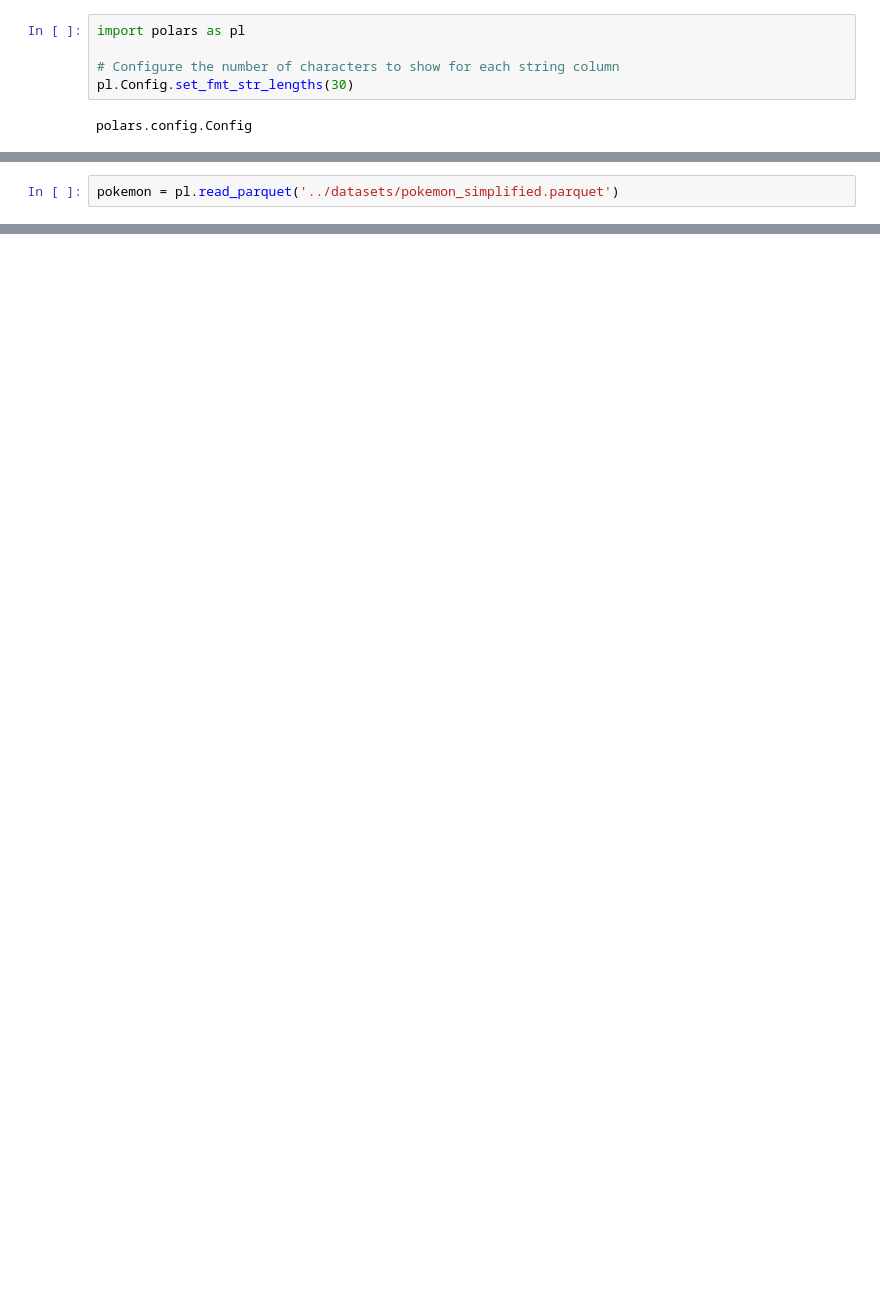
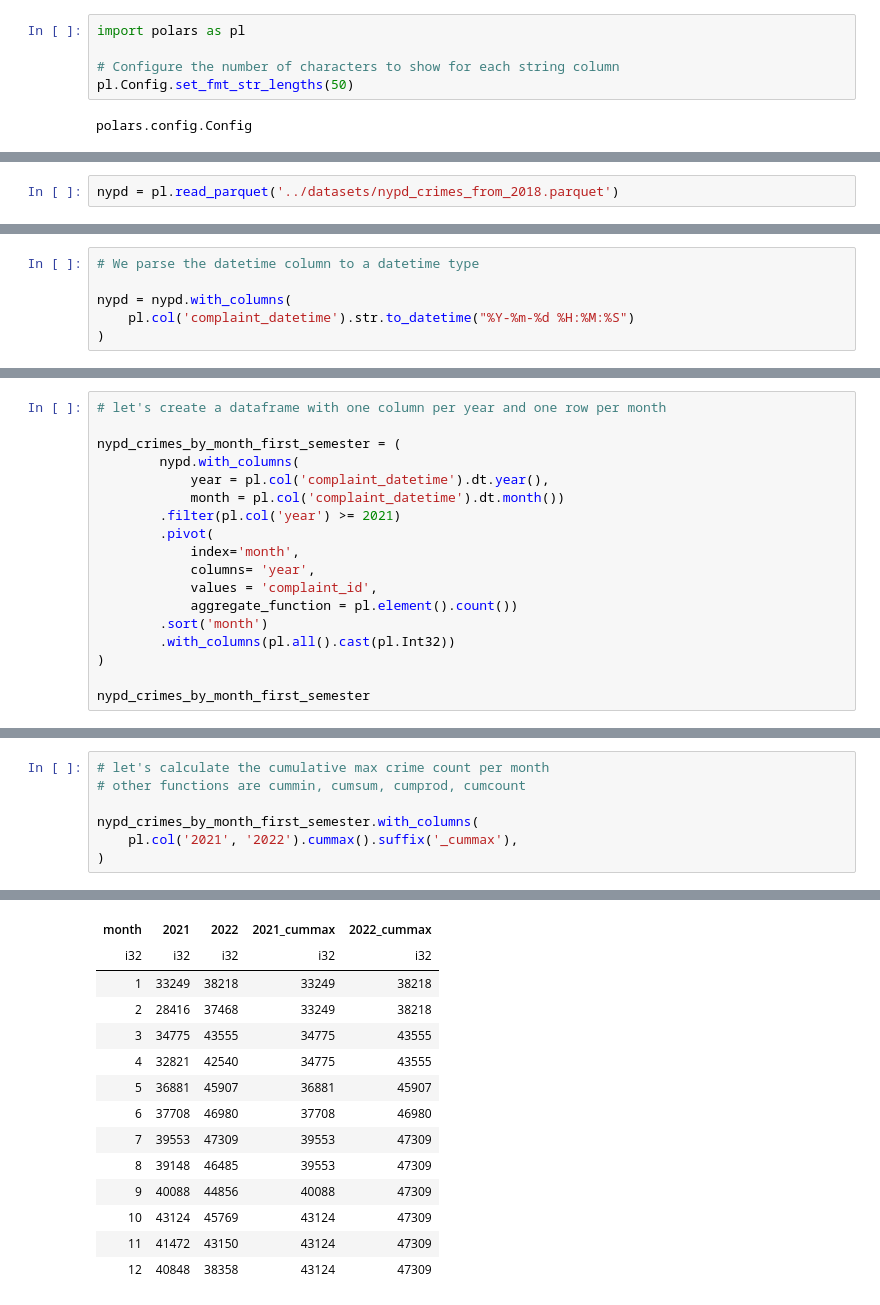
Before and after one commit to PacktPublishing/Data-Analysis-with-Polars, a Jupyter notebook: chapter_04/04.1_Advanced_data_transformation.ipynb, the cells around one changed output, grey strips where cells are left out. Cells and saved outputs as stored; diff of their text form; blank space fills up the shorter version.

```diff
--- a/chapter_04/04.1_Advanced_data_transformation.ipynb
+++ b/chapter_04/04.1_Advanced_data_transformation.ipynb
@@ -11,6 +11,6 @@ For more details on Polars functions, check out the Polars API reference: https:
 import polars as pl
 
 # Configure the number of characters to show for each string column
-pl.Config.set_fmt_str_lengths(30)
+pl.Config.set_fmt_str_lengths(50)
 # %% [output]
 polars.config.Config
@@ -17,2 +371,2 @@ polars.config.Config
 # %%
-pokemon = pl.read_parquet('../datasets/pokemon_simplified.parquet')
+nypd = pl.read_parquet('../datasets/nypd_crimes_from_2018.parquet')
@@ -29,0 +384,6 @@ shape: (3, 9)
+# %%
+# We parse the datetime column to a datetime type
+
+nypd = nypd.with_columns(
+    pl.col('complaint_datetime').str.to_datetime("%Y-%m-%d %H:%M:%S")
+)
@@ -29,0 +697,18 @@ shape: (3, 9)
+# %%
+# let's create a dataframe with one column per year and one row per month
+
+nypd_crimes_by_month_first_semester = (
+        nypd.with_columns(
+            year = pl.col('complaint_datetime').dt.year(),
+            month = pl.col('complaint_datetime').dt.month())
+        .filter(pl.col('year') >= 2021)
+        .pivot(
+            index='month',
+            columns= 'year',
+            values = 'complaint_id',
+            aggregate_function = pl.element().count())
+        .sort('month')
+        .with_columns(pl.all().cast(pl.Int32))
+)
+
+nypd_crimes_by_month_first_semester
@@ -29,0 +731,8 @@ shape: (3, 9)
+# %%
+# let's calculate the cumulative max crime count per month
+# other functions are cummin, cumsum, cumprod, cumcount
+
+nypd_crimes_by_month_first_semester.with_columns(
+    pl.col('2021', '2022').cummax().suffix('_cummax'),
+)
+# %% [output]
@@ -29,0 +740,14 @@ shape: (3, 9)
+| month | 2021 | 2022 | 2021_cummax | 2022_cummax |
+| i32 | i32 | i32 | i32 | i32 |
+| 1 | 33249 | 38218 | 33249 | 38218 |
+| 2 | 28416 | 37468 | 33249 | 38218 |
+| 3 | 34775 | 43555 | 34775 | 43555 |
+| 4 | 32821 | 42540 | 34775 | 43555 |
+| 5 | 36881 | 45907 | 36881 | 45907 |
+| 6 | 37708 | 46980 | 37708 | 46980 |
+| 7 | 39553 | 47309 | 39553 | 47309 |
+| 8 | 39148 | 46485 | 39553 | 47309 |
+| 9 | 40088 | 44856 | 40088 | 47309 |
+| 10 | 43124 | 45769 | 43124 | 47309 |
+| 11 | 41472 | 43150 | 43124 | 47309 |
+| 12 | 40848 | 38358 | 43124 | 47309 |
```
Also changed, not shown: parts of 57 cells of this notebook, 3 other files.
